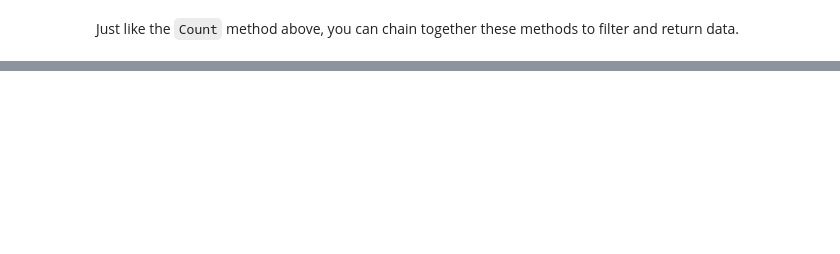
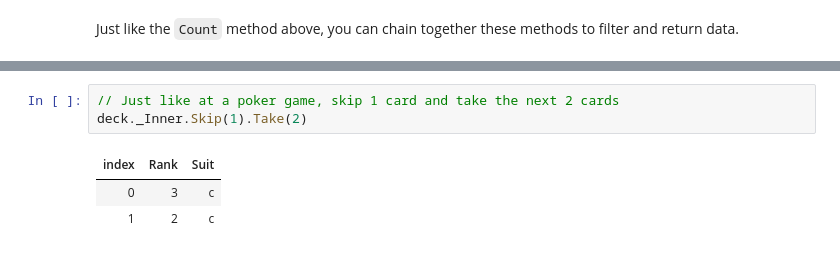
Before and after one commit to csharpfritz/csharp_with_csharpfritz, a Jupyter notebook: notebooks/0105-CollectionsAndGenerics.ipynb, the cells around one changed output, grey strips where cells are left out. Drawn from its saved outputs; the diff is of its cells as text; blank space fills up the shorter version.

```diff
--- a/notebooks/0105-CollectionsAndGenerics.ipynb
+++ b/notebooks/0105-CollectionsAndGenerics.ipynb
@@ -559,0 +598,7 @@ deck._Inner.OrderByDescending(c => c.Rank == "A" ? "ZZ" : c.Rank)
+# %%
+// Just like at a poker game, skip 1 card and take the next 2 cards
+deck._Inner.Skip(1).Take(2)
+# %% [output]
+| index | Rank | Suit |
+| 0 | 3 | c |
+| 1 | 2 | c |
```
Also changed, not shown: parts of 33 cells of this notebook.
